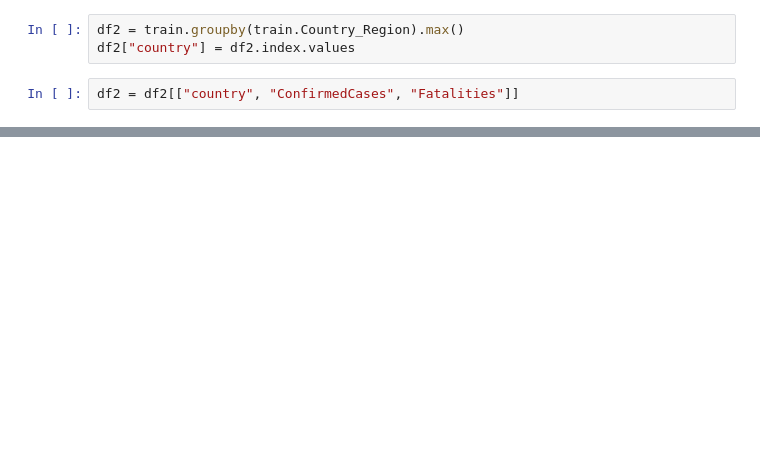
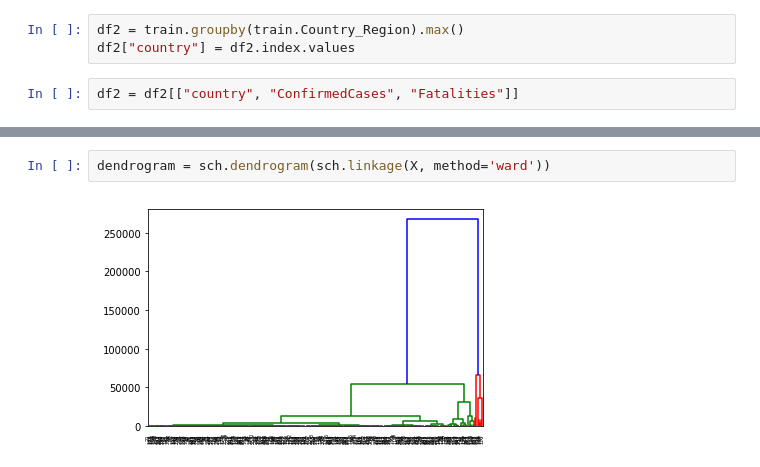
Before and after one commit to ankitnamdeo34/pyspark_hive_hadoop, a Jupyter notebook: covid_data.ipynb, the cells around one changed output, grey strips where cells are left out. Drawn from its saved outputs; the diff is of its cells as text; blank space fills up the shorter version.

```diff
--- a/covid_data.ipynb
+++ b/covid_data.ipynb
@@ -295,0 +582,4 @@ df2.sort_values(by=["fat_rank"])
+# %%
+dendrogram = sch.dendrogram(sch.linkage(X, method='ward'))
+# %% [output]
+[figure, added]
```
Also changed, not shown: parts of 39 cells of this notebook.
